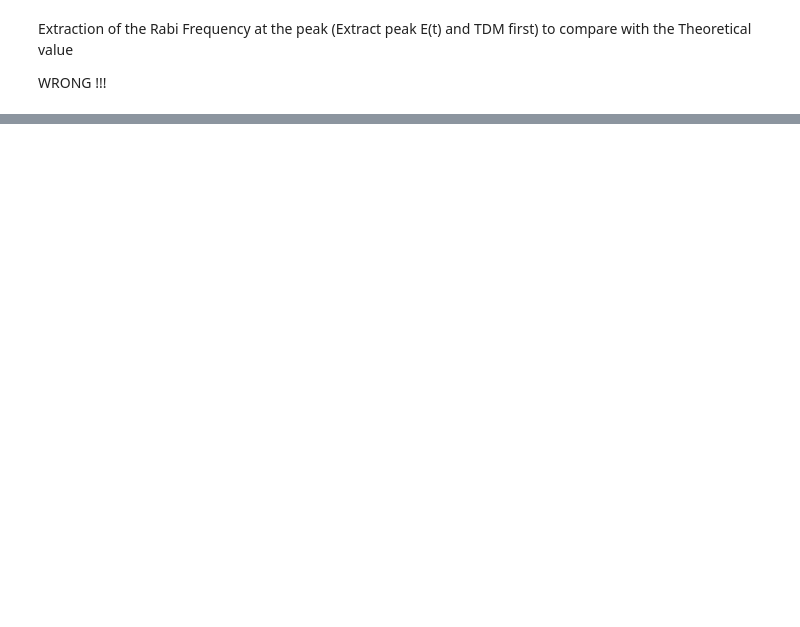
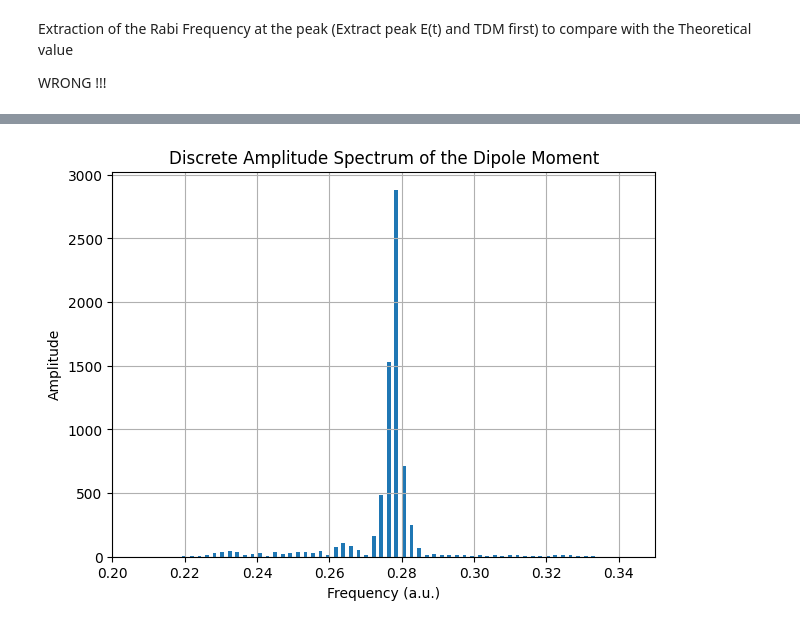
Before and after one commit to SoumyajeetMazumdar/CQMPP, a Jupyter notebook: EXAM/2_coupling_with_E_field.ipynb, the cells around one changed output, grey strips where cells are left out. Saved outputs shown, nothing was run; the diff lists cells and outputs as text; code cells hidden in the pictures; blank space fills up the shorter version.

```diff
--- a/EXAM/2_coupling_with_E_field.ipynb
+++ b/EXAM/2_coupling_with_E_field.ipynb
@@ -261,0 +297,25 @@ Rabi Theoretical, Numerical (0.052000000000000005, 0.06731984257692414)
+# %%
+import numpy as np
+import matplotlib.pyplot as plt
+
+# Suppose dipole_moment and t_vec are already defined
+delta_t = t_vec[1] - t_vec[0]
+N = len(dipole_moment)
+
+# Compute FFT and frequency array
+dipole_fft = np.fft.fft(dipole_moment)
+freq = np.fft.fftfreq(N, d=delta_t)*np.pi*2
+amplitude_spectrum = np.abs(dipole_fft)
+
+# Stem plot
+plt.figure(figsize=(7,5))
+width = (freq[1] - freq[0]) * 0.5  # for instance, 80% of the gap
+plt.bar(freq, amplitude_spectrum, width=width)
+plt.xlabel('Frequency (a.u.)')
+plt.ylabel('Amplitude')
+plt.xlim(0.2, 0.35)
+plt.title('Discrete Amplitude Spectrum of the Dipole Moment')
+plt.grid(True)
+plt.show()
+# %% [output]
+[figure, added]
```
Also changed, not shown: parts of 7 cells of this notebook.
